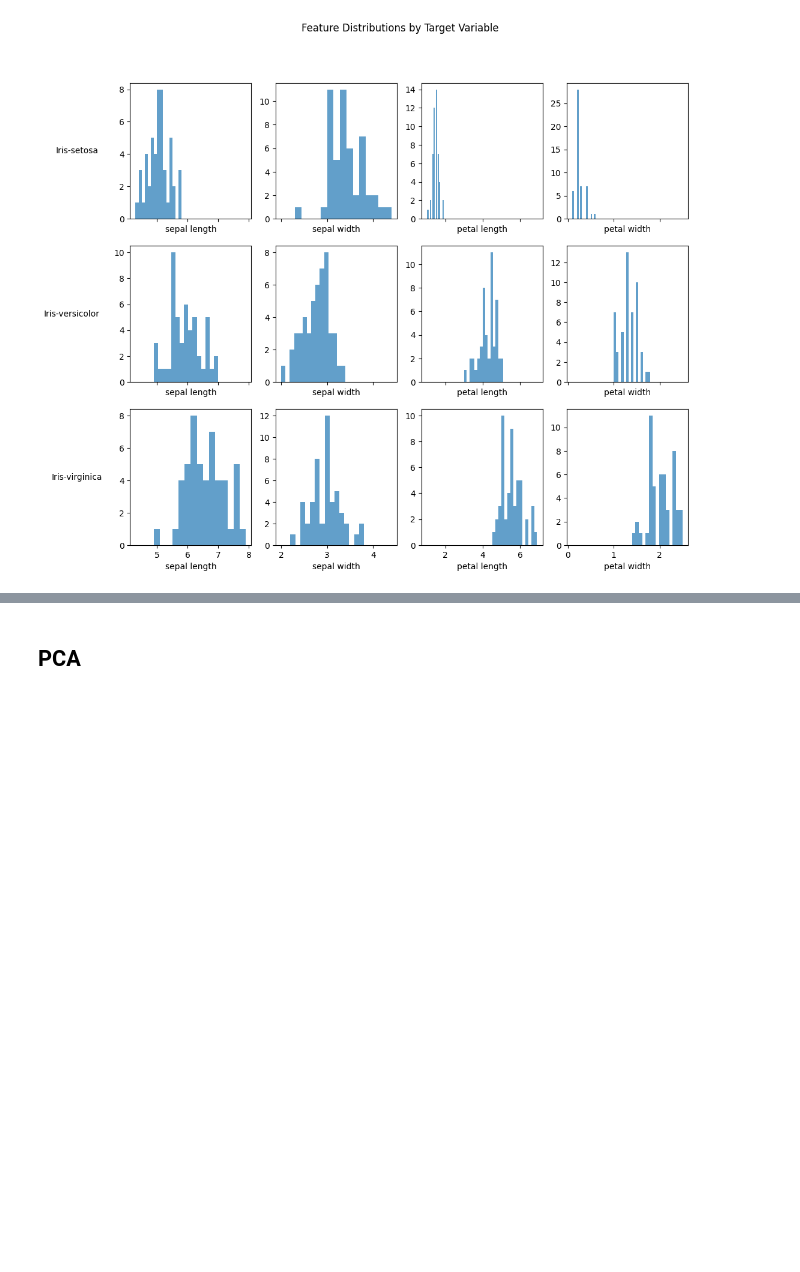
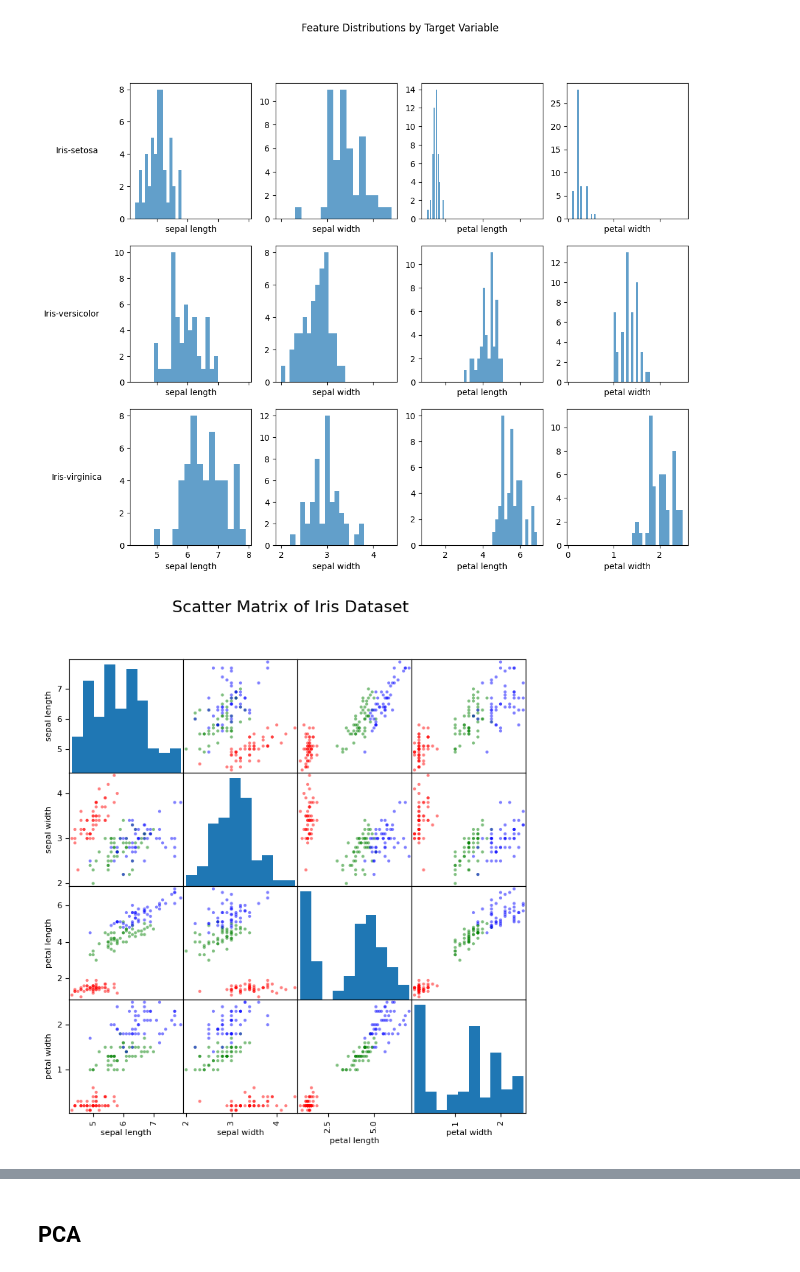
Before and after one commit to AugustC/ta04-classification, a Jupyter notebook: TA04-Classification.ipynb, the cells around one changed output, grey strips where cells are left out. Drawn from its saved outputs; the diff is of its cells as text; code cells hidden in the pictures; blank space fills up the shorter version.

Commit message:
Add scatter plot

```diff
--- a/TA04-Classification.ipynb
+++ b/TA04-Classification.ipynb
@@ -37,6 +37,10 @@ aggregation
 plot_distributions(df, 'target')
 # %% [output]
 [figure]
+# %%
+plot_scatter_matrix(df, 'target')
+# %% [output]
+[figure, added]
 # %% [markdown]
 ### Resultados
 
```
Also changed, not shown: parts of 2 cells of this notebook, 2 other files.
